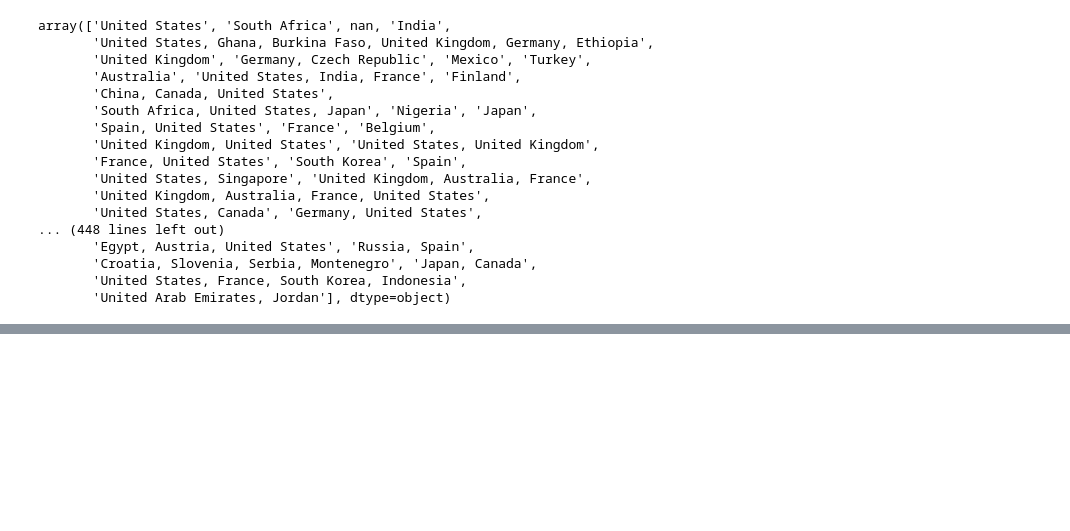
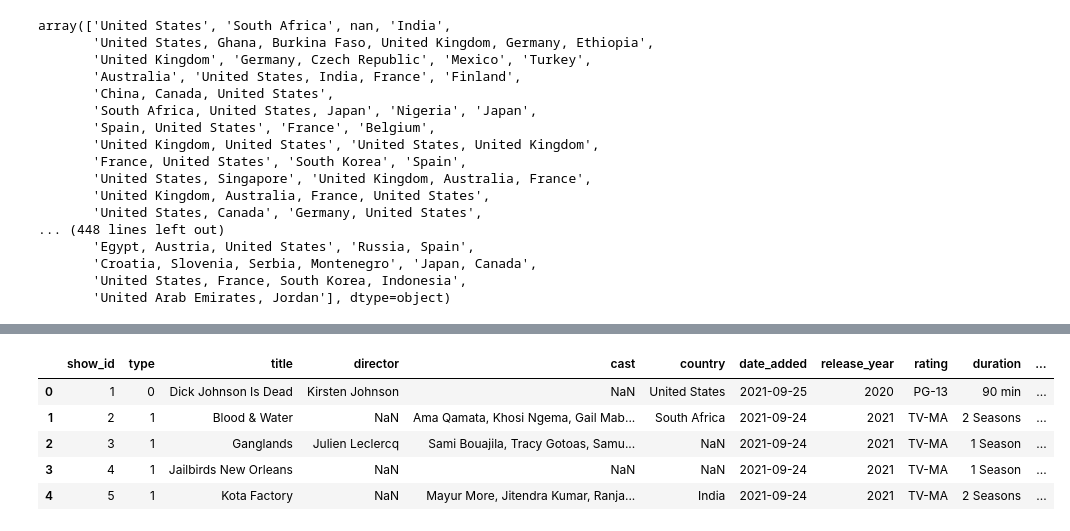
Before and after one commit to Onix284/Exploratory-Data-Analysis, a Jupyter notebook: MoviesEDA.ipynb, the cells around one changed output, grey strips where cells are left out. Cells and saved outputs as stored; diff of their text form; code cells hidden in the pictures; blank space fills up the shorter version.

```diff
--- a/MoviesEDA.ipynb
+++ b/MoviesEDA.ipynb
@@ -138,0 +154,9 @@ df['date_added'] = pd.to_datetime(df['date_added'])
+# %%
+df.head()
+# %% [output]
+|  | show_id | type | title | director | cast | country | date_added | release_year | rating | duration | ... |
+| 0 | 1 | 0 | Dick Johnson Is Dead | Kirsten Johnson | NaN | United States | 2021-09-25 | 2020 | PG-13 | 90 min | ... |
+| 1 | 2 | 1 | Blood & Water | NaN | Ama Qamata, Khosi Ngema, Gail Mab... | South Africa | 2021-09-24 | 2021 | TV-MA | 2 Seasons | ... |
+| 2 | 3 | 1 | Ganglands | Julien Leclercq | Sami Bouajila, Tracy Gotoas, Samu... | NaN | 2021-09-24 | 2021 | TV-MA | 1 Season | ... |
+| 3 | 4 | 1 | Jailbirds New Orleans | NaN | NaN | NaN | 2021-09-24 | 2021 | TV-MA | 1 Season | ... |
+| 4 | 5 | 1 | Kota Factory | NaN | Mayur More, Jitendra Kumar, Ranja... | India | 2021-09-24 | 2021 | TV-MA | 2 Seasons | ... |
```
Also changed, not shown: parts of 14 cells of this notebook.
